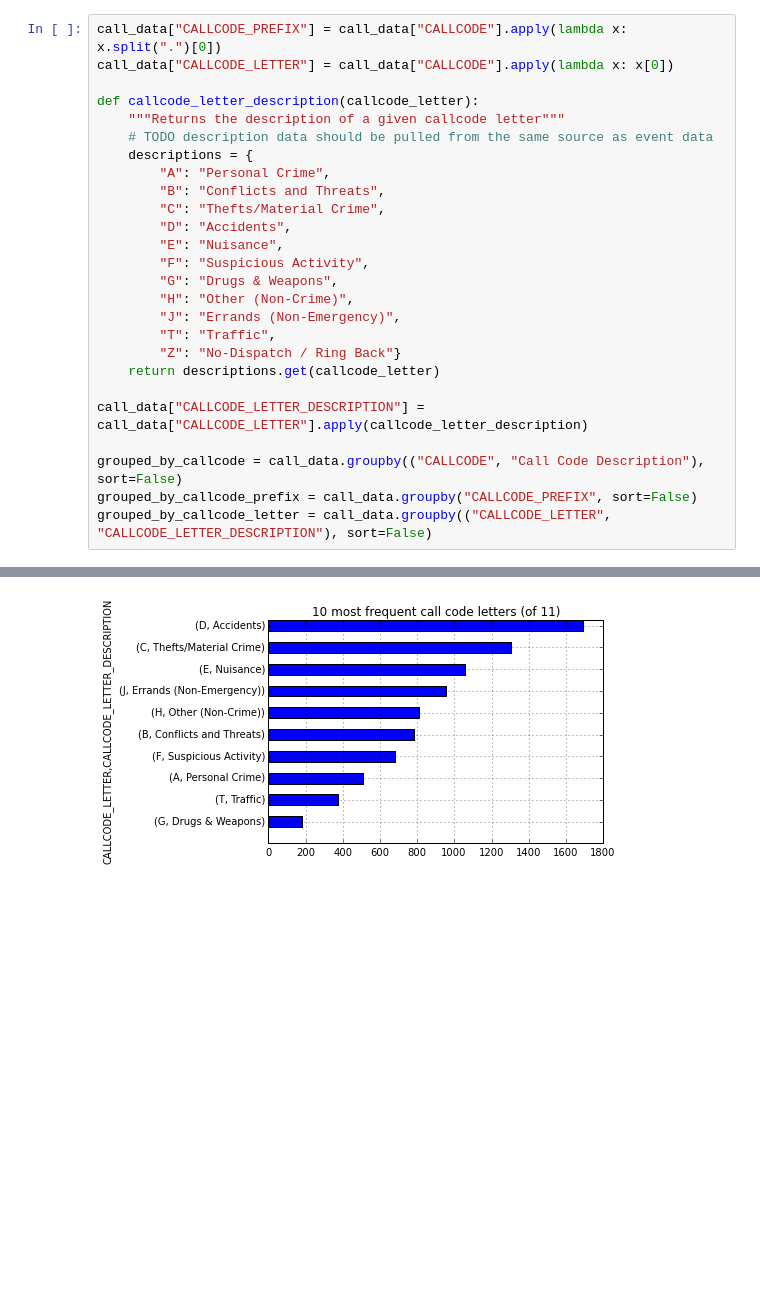
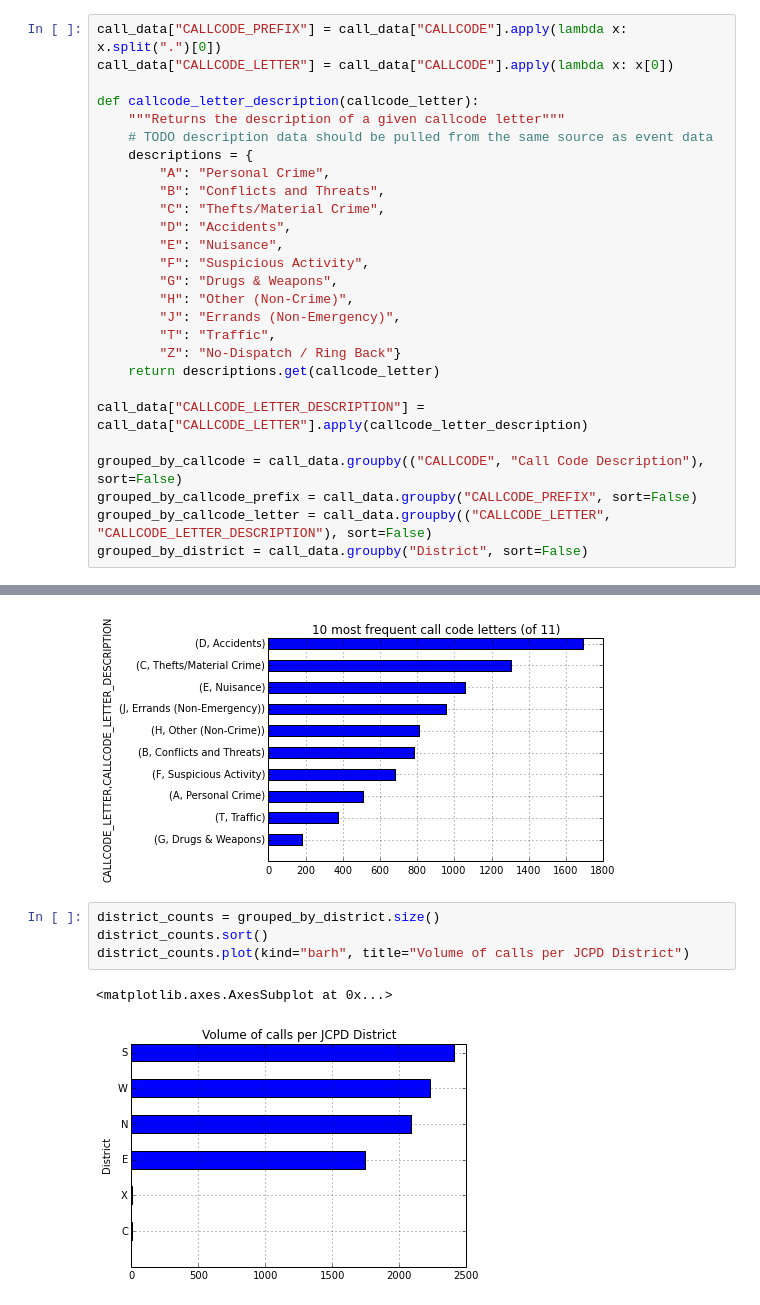
Before and after one commit to mpavlov/my_ipython_notebooks, a Jupyter notebook: JCPD call data exploratory analysis.ipynb, the cells around one changed output, grey strips where cells are left out. Drawn from its saved outputs; the diff is of its cells as text; blank space fills up the shorter version.

Commit message:
volume of calls per district

```diff
--- a/JCPD call data exploratory analysis.ipynb
+++ b/JCPD call data exploratory analysis.ipynb
@@ -34,6 +34,7 @@ call_data["CALLCODE_LETTER_DESCRIPTION"] = call_data["CALLCODE_LETTER"].apply(ca
 grouped_by_callcode = call_data.groupby(("CALLCODE", "Call Code Description"), sort=False)
 grouped_by_callcode_prefix = call_data.groupby("CALLCODE_PREFIX", sort=False)
 grouped_by_callcode_letter = call_data.groupby(("CALLCODE_LETTER", "CALLCODE_LETTER_DESCRIPTION"), sort=False)
+grouped_by_district = call_data.groupby("District", sort=False)
 # %% [markdown]
 ### Get some basic info about call codes.
 # %%
@@ -62,3 +63,10 @@ call_code_letter_counts[range(-10,0)].plot(kind="barh", title="10 most frequent
 # %% [output]
 <matplotlib.axes.AxesSubplot at 0x...>
 [figure]
+# %%
+district_counts = grouped_by_district.size()
+district_counts.sort()
+district_counts.plot(kind="barh", title="Volume of calls per JCPD District")
+# %% [output]
+<matplotlib.axes.AxesSubplot at 0x...>
+[figure, added]
```
